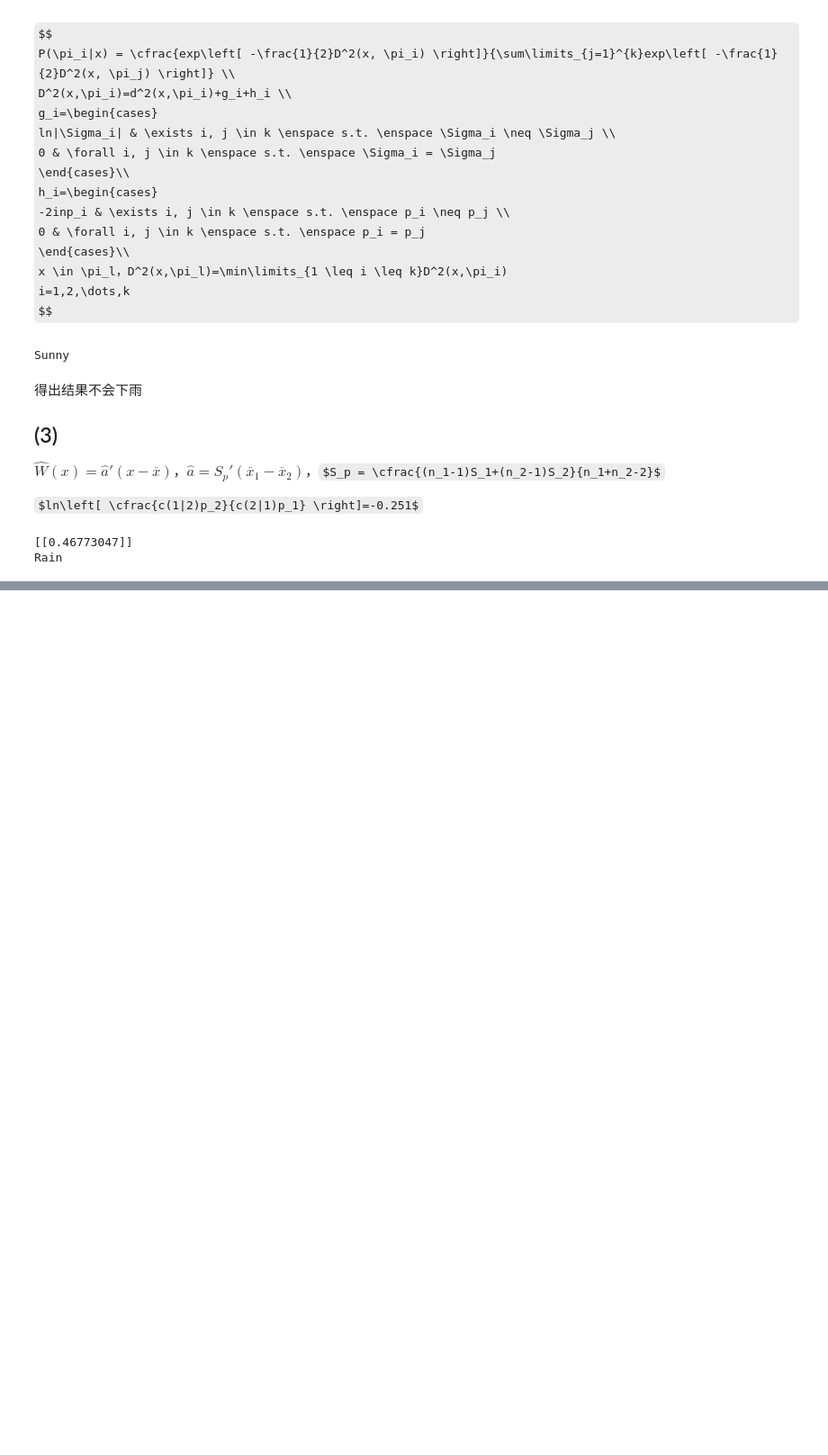
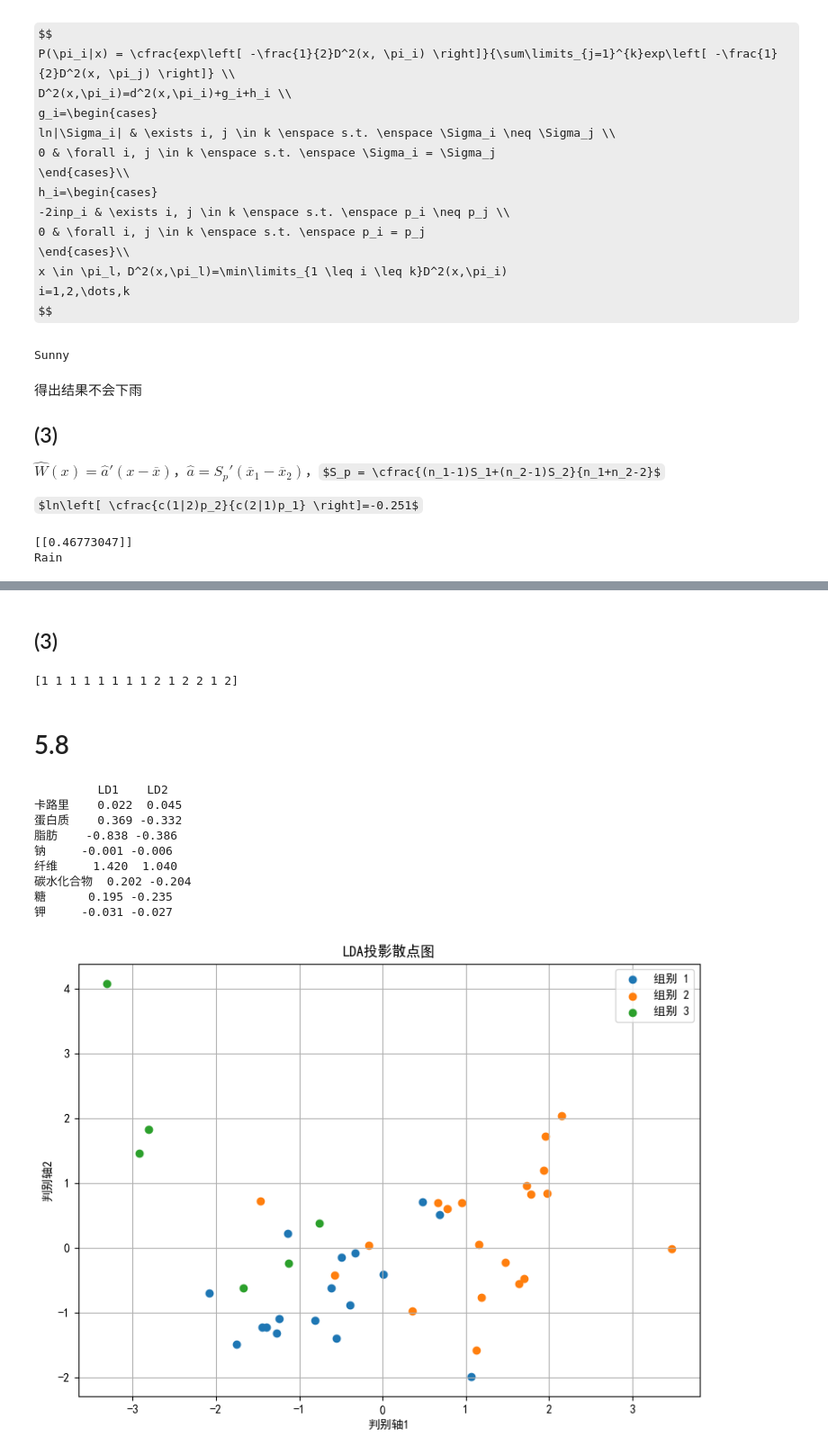
Before and after one commit to TakakuraMako/Python_Study, a Jupyter notebook: 多元统计分析/第五章.ipynb, the cells around one changed output, grey strips where cells are left out. Shown at 90% size. Cells and saved outputs as stored; diff of their text form; code cells hidden in the pictures; some formulas as TeX source; blank space fills up the shorter version.

```diff
--- a/多元统计分析/第五章.ipynb
+++ b/多元统计分析/第五章.ipynb
@@ -257,0 +324,55 @@ Rain
+# %% [markdown]
+## (3)
+# %%
+# 更改 LDA 先验概率为 0.8 : 0.2
+lda_model_prior = LinearDiscriminantAnalysis(priors=[0.8, 0.2])
+lda_model_prior.fit(X_train, y_train)
+
+# 对新样品进行预测
+lda_prior_preds = lda_model_prior.predict(exec56a[features])
+print(lda_prior_preds)
+# %% [output]
+[1 1 1 1 1 1 1 1 2 1 2 2 1 2]
+# %% [markdown]
+# 5.8
+# %%
+from sklearn.discriminant_analysis import LinearDiscriminantAnalysis
+import matplotlib.pyplot as plt
+
+# 解决中文显示问题
+plt.rcParams['font.sans-serif'] = ['SimHei']  # 用于显示中文标签
+plt.rcParams['axes.unicode_minus'] = False    # 解决负号显示问题
+
+data58 = pd.read_excel('exec5.8.xlsx')
+
+X = data58.iloc[:, :-1]
+y = data58.iloc[:, -1]
+
+lda = LinearDiscriminantAnalysis(n_components=2)  # 三类最多取2个方向
+X_lda = lda.fit_transform(X, y)
+
+# 原始判别系数
+coefficients = pd.DataFrame(lda.scalings_, index=X.columns, columns=["LD1", "LD2"])
+print(coefficients.round(3))
+
+plt.figure(figsize=(8, 6))
+for label in sorted(data58['组别'].unique()):
+    plt.scatter(X_lda[y == label, 0], X_lda[y == label, 1], label=f'组别 {label}')
+plt.xlabel('判别轴1')
+plt.ylabel('判别轴2')
+plt.title('LDA投影散点图')
+plt.legend()
+plt.grid(True)
+plt.tight_layout()
+plt.show()
+# %% [output]
+         LD1    LD2
+卡路里    0.022  0.045
+蛋白质    0.369 -0.332
+脂肪    -0.838 -0.386
+钠     -0.001 -0.006
+纤维     1.420  1.040
+碳水化合物  0.202 -0.204
+糖      0.195 -0.235
+钾     -0.031 -0.027
+[figure, added]
```
Also changed, not shown: parts of 4 cells of this notebook, 1 other file.
